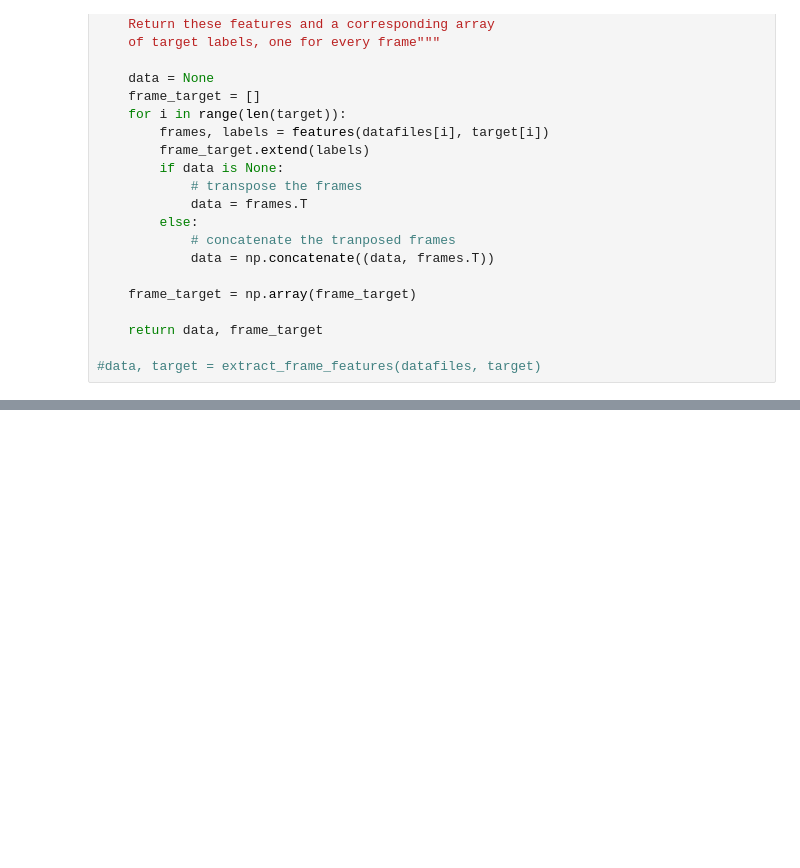
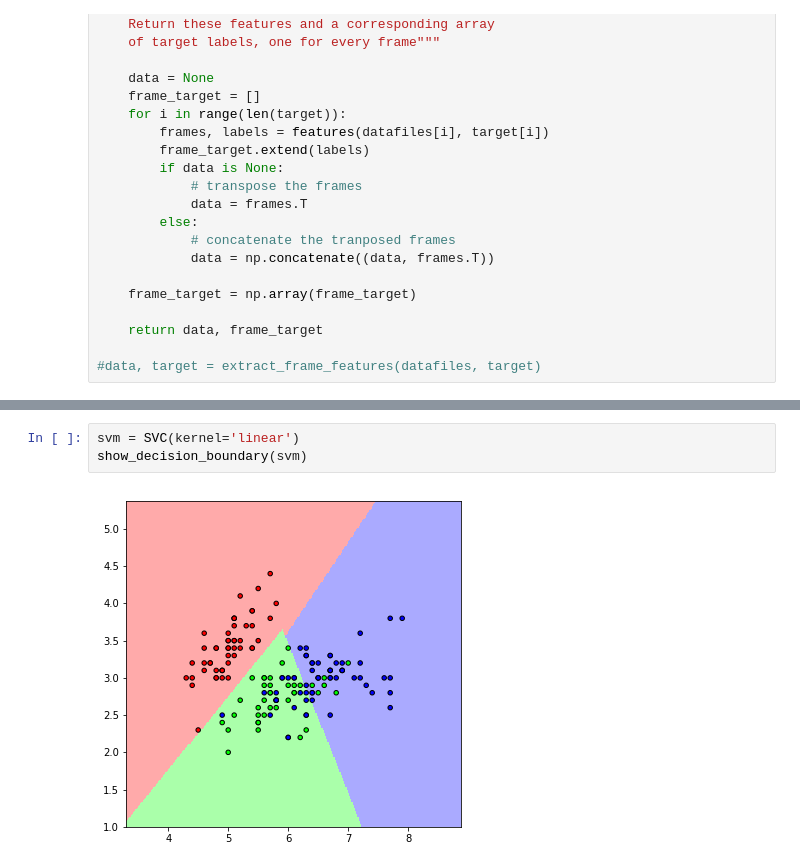
Before and after one commit to stevecassidy/reproducability-speech-analysis, a Jupyter notebook: lectures/L07 Classifiers.ipynb, the cells around one changed output, grey strips where cells are left out. Saved outputs shown, nothing was run; the diff lists cells and outputs as text; blank space fills up the shorter version.

```diff
--- a/lectures/L07 Classifiers.ipynb
+++ b/lectures/L07 Classifiers.ipynb
@@ -246,0 +286,5 @@ def extract_frame_features(datafiles, target):
+# %%
+svm = SVC(kernel='linear')
+show_decision_boundary(svm)
+# %% [output]
+[figure, added]
```
Also changed, not shown: parts of 10 cells of this notebook.
